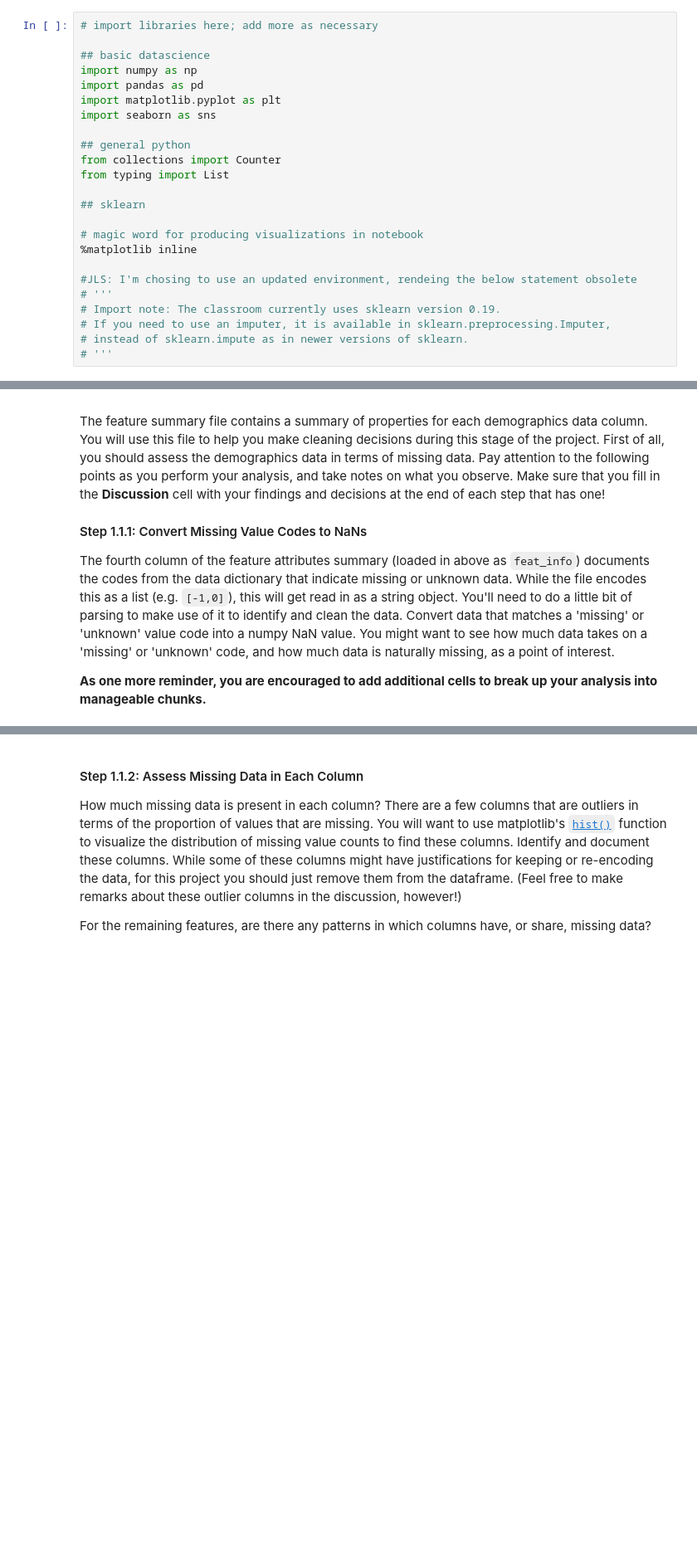
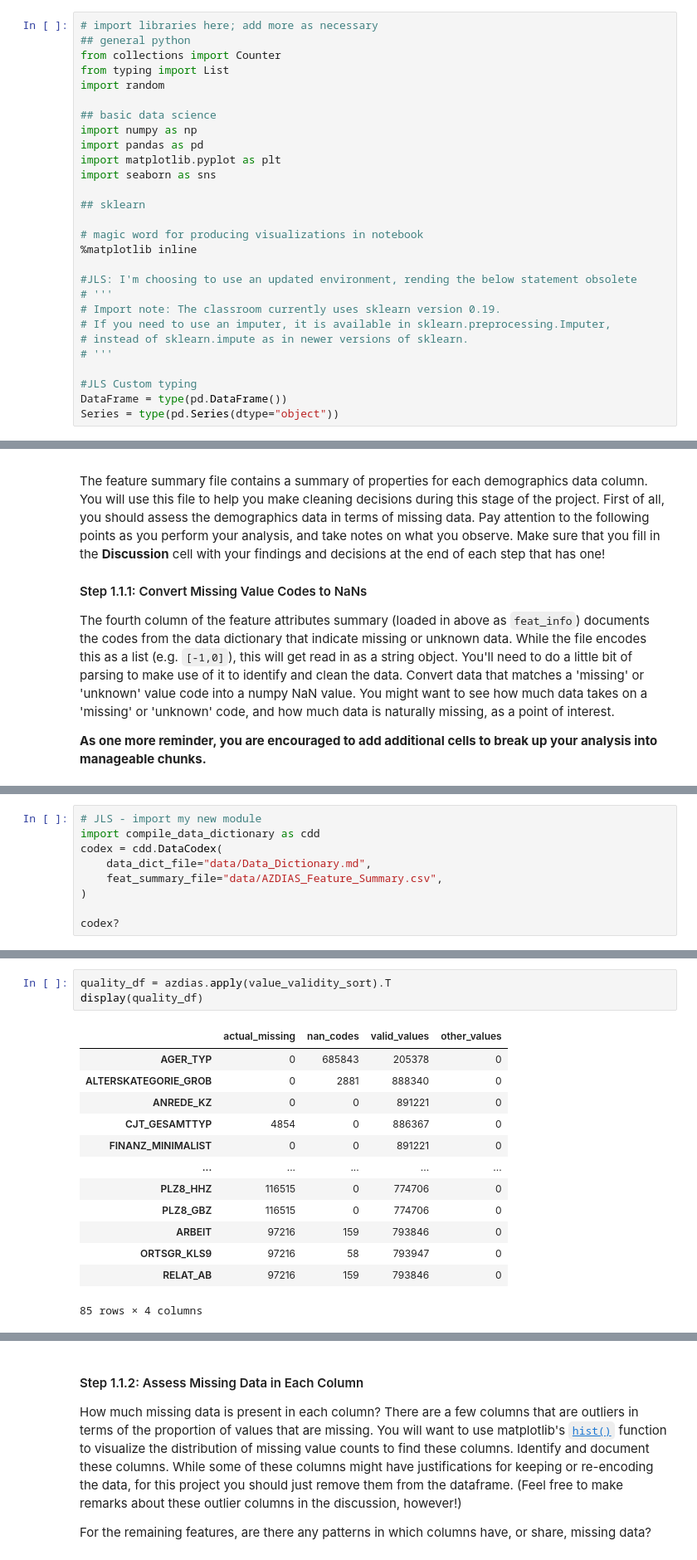
Before and after one commit to jsecrest/wgu-MachineLearning-C753-p2_IdentifyCustomerSegments, a Jupyter notebook: Identify_Customer_Segments.ipynb, the cells around one changed output, grey strips where cells are left out. Shown at 83% size. Drawn from its saved outputs; the diff is of its cells as text; blank space fills up the shorter version.

```diff
--- a/Identify_Customer_Segments.ipynb
+++ b/Identify_Customer_Segments.ipynb
@@ -36,28 +36,32 @@ It should be noted that while there will be precise guidelines on how you should
 At the end of most sections, there will be a Markdown cell labeled **Discussion**. In these cells, you will report your findings for the completed section, as well as document the decisions that you made in your approach to each subtask. **Your project will be evaluated not just on the code used to complete the tasks outlined, but also your communication about your observations and conclusions at each stage.**
 # %%
 # import libraries here; add more as necessary
+## general python
+from collections import Counter
+from typing import List
+import random
 
-## basic datascience
+## basic data science
 import numpy as np
 import pandas as pd
 import matplotlib.pyplot as plt
 import seaborn as sns
-
-## general python
-from collections import Counter
-from typing import List
 
 ## sklearn
 
 # magic word for producing visualizations in notebook
 %matplotlib inline
 
-#JLS: I'm chosing to use an updated environment, rendeing the below statement obsolete
+#JLS: I'm choosing to use an updated environment, rending the below statement obsolete
 # '''
 # Import note: The classroom currently uses sklearn version 0.19.
 # If you need to use an imputer, it is available in sklearn.preprocessing.Imputer,
 # instead of sklearn.impute as in newer versions of sklearn.
 # '''
+
+#JLS Custom typing
+DataFrame = type(pd.DataFrame())
+Series = type(pd.Series(dtype="object"))
 # %% [markdown]
 ### Step 0: Load the Data
 
@@ -172,0 +184,9 @@ The fourth column of the feature attributes summary (loaded in above as `feat_in
+# %%
+# JLS - import my new module
+import compile_data_dictionary as cdd
+codex = cdd.DataCodex(
+    data_dict_file="data/Data_Dictionary.md",
+    feat_summary_file="data/AZDIAS_Feature_Summary.csv",
+)
+
+codex?
@@ -172,0 +325,17 @@ The fourth column of the feature attributes summary (loaded in above as `feat_in
+# %%
+quality_df = azdias.apply(value_validity_sort).T
+display(quality_df)
+# %% [output]
+|  | actual_missing | nan_codes | valid_values | other_values |
+| AGER_TYP | 0 | 685843 | 205378 | 0 |
+| ALTERSKATEGORIE_GROB | 0 | 2881 | 888340 | 0 |
+| ANREDE_KZ | 0 | 0 | 891221 | 0 |
+| CJT_GESAMTTYP | 4854 | 0 | 886367 | 0 |
+| FINANZ_MINIMALIST | 0 | 0 | 891221 | 0 |
+| ... | ... | ... | ... | ... |
+| PLZ8_HHZ | 116515 | 0 | 774706 | 0 |
+| PLZ8_GBZ | 116515 | 0 | 774706 | 0 |
+| ARBEIT | 97216 | 159 | 793846 | 0 |
+| ORTSGR_KLS9 | 97216 | 58 | 793947 | 0 |
+| RELAT_AB | 97216 | 159 | 793846 | 0 |
+85 rows × 4 columns
```
Also changed, not shown: parts of 22 cells of this notebook.
